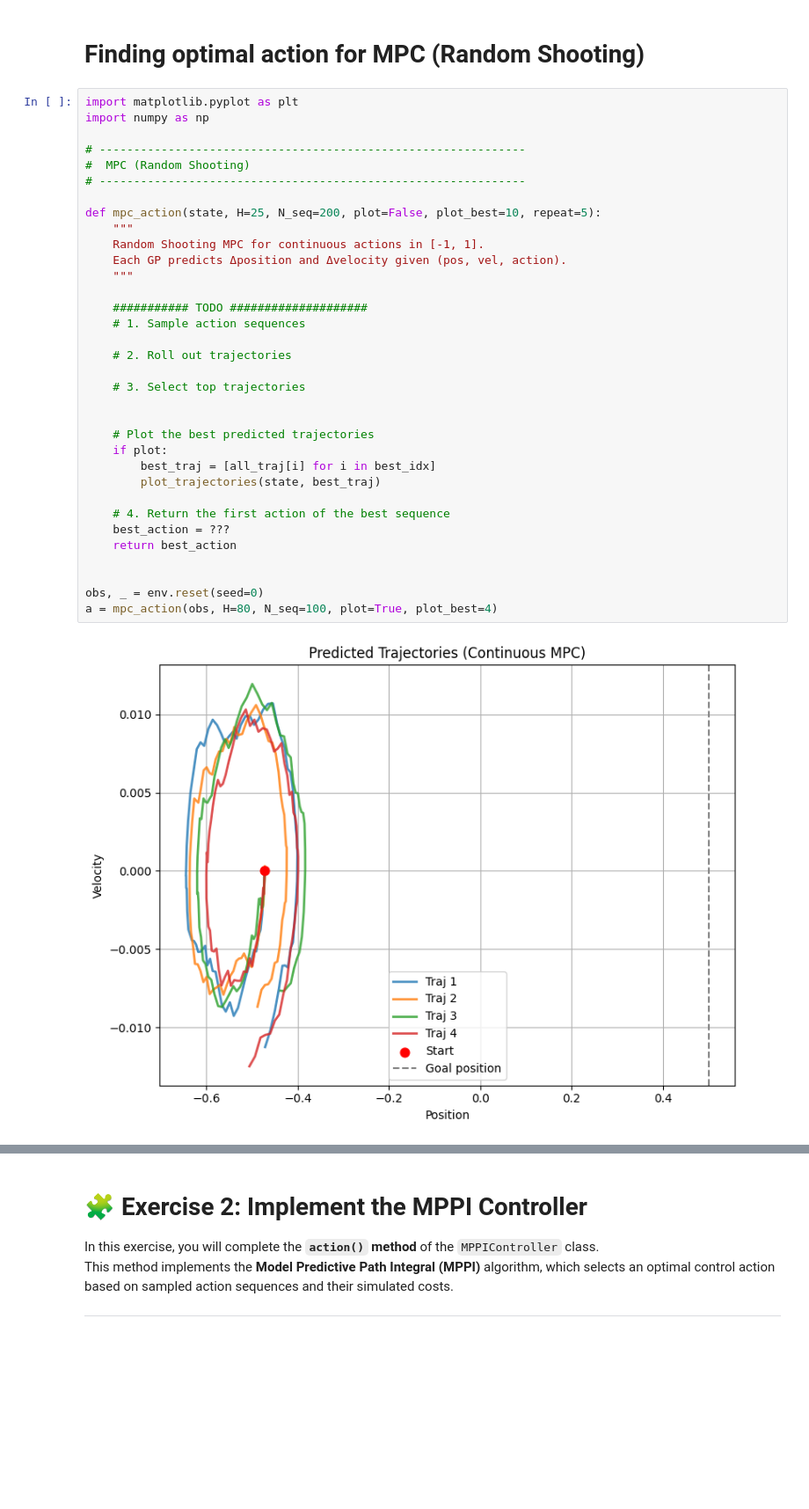
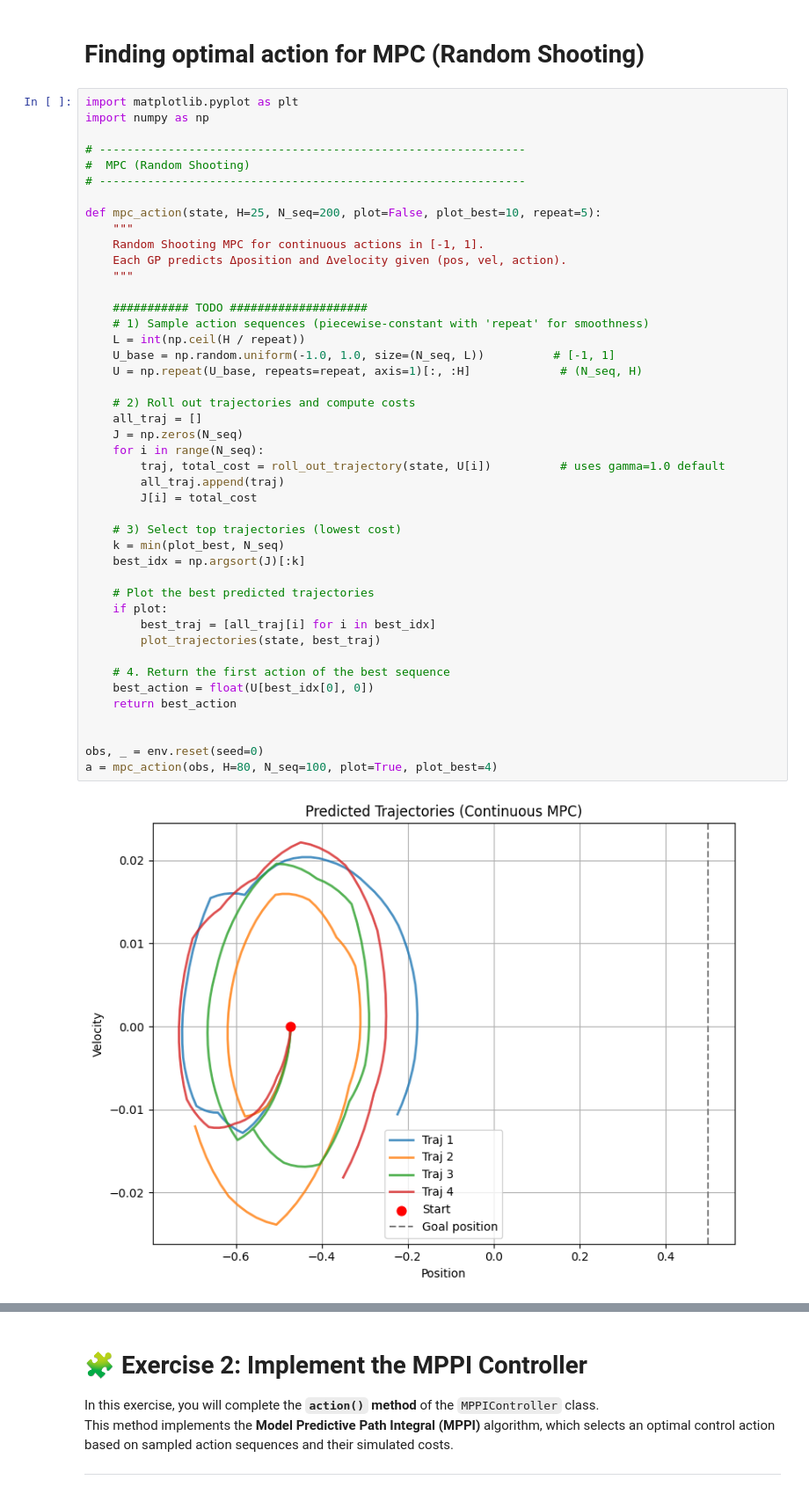
Before and after one commit to dingyida/reinforce-learning, a Jupyter notebook: lab9_mountain_optimal.ipynb, the cells around one changed output, grey strips where cells are left out. Shown at 88% size. Saved outputs shown, nothing was run; the diff lists cells and outputs as text; blank space fills up the shorter version.

```diff
--- a/lab9_mountain_optimal.ipynb
+++ b/lab9_mountain_optimal.ipynb
@@ -155,39 +163,49 @@ def plot_trajectories(state, best_traj):
 # %%
 import matplotlib.pyplot as plt
 import numpy as np
 
 # --------------------------------------------------------------
 #  MPC (Random Shooting)
 # --------------------------------------------------------------
 
 def mpc_action(state, H=25, N_seq=200, plot=False, plot_best=10, repeat=5):
     """
     Random Shooting MPC for continuous actions in [-1, 1].
     Each GP predicts Δposition and Δvelocity given (pos, vel, action).
     """
 
     ########### TODO ####################
-    # 1. Sample action sequences
+    # 1) Sample action sequences (piecewise-constant with 'repeat' for smoothness)
+    L = int(np.ceil(H / repeat))
+    U_base = np.random.uniform(-1.0, 1.0, size=(N_seq, L))          # [-1, 1]
+    U = np.repeat(U_base, repeats=repeat, axis=1)[:, :H]             # (N_seq, H)
 
-    # 2. Roll out trajectories
+    # 2) Roll out trajectories and compute costs
+    all_traj = []
+    J = np.zeros(N_seq)
+    for i in range(N_seq):
+        traj, total_cost = roll_out_trajectory(state, U[i])          # uses gamma=1.0 default
+        all_traj.append(traj)
+        J[i] = total_cost
 
-    # 3. Select top trajectories
-
+    # 3) Select top trajectories (lowest cost)
+    k = min(plot_best, N_seq)
+    best_idx = np.argsort(J)[:k]
 
     # Plot the best predicted trajectories
     if plot:
         best_traj = [all_traj[i] for i in best_idx]
         plot_trajectories(state, best_traj)
 
     # 4. Return the first action of the best sequence
-    best_action = ???
+    best_action = float(U[best_idx[0], 0])
     return best_action
 
 
 obs, _ = env.reset(seed=0)
 a = mpc_action(obs, H=80, N_seq=100, plot=True, plot_best=4)
 # %% [output]
-[figure, old version]
+[figure, new version]
 # %%
 # --------------------------------------------------------------
 # Running in the gym environment
```
Also changed, not shown: parts of 7 cells of this notebook.
